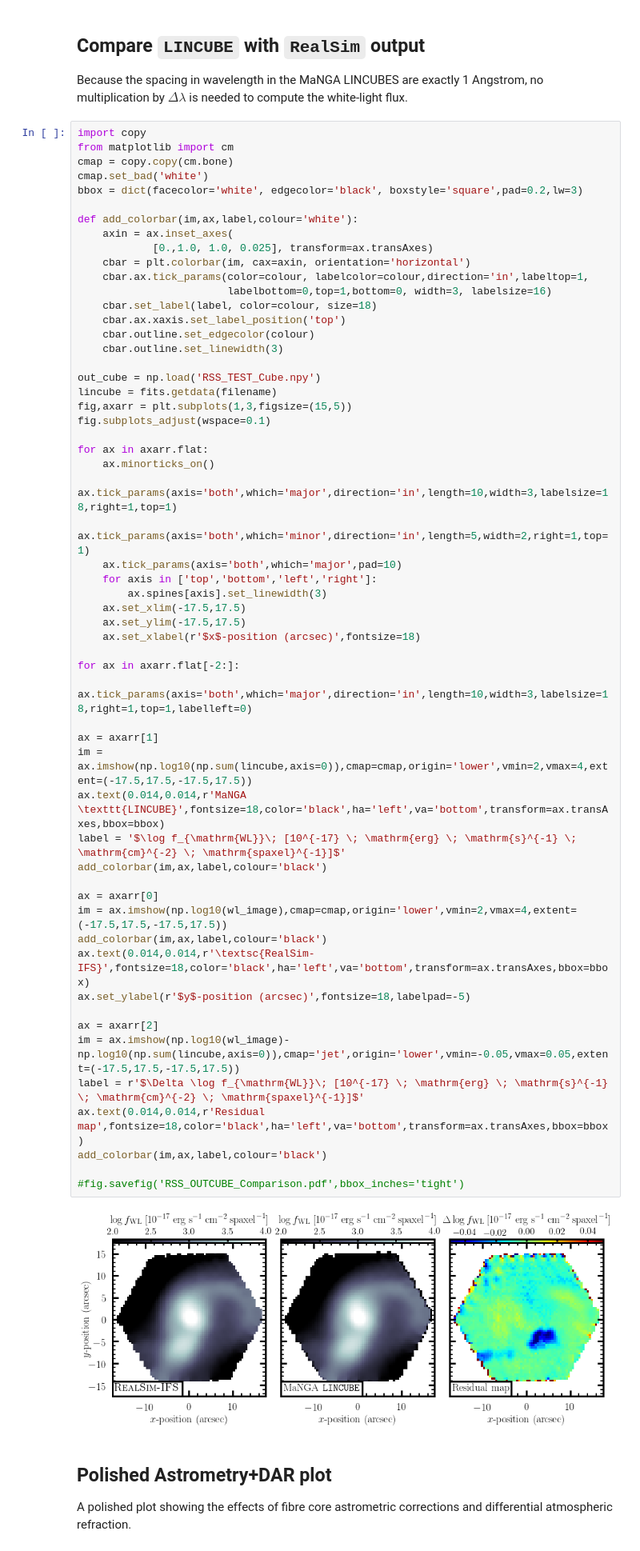
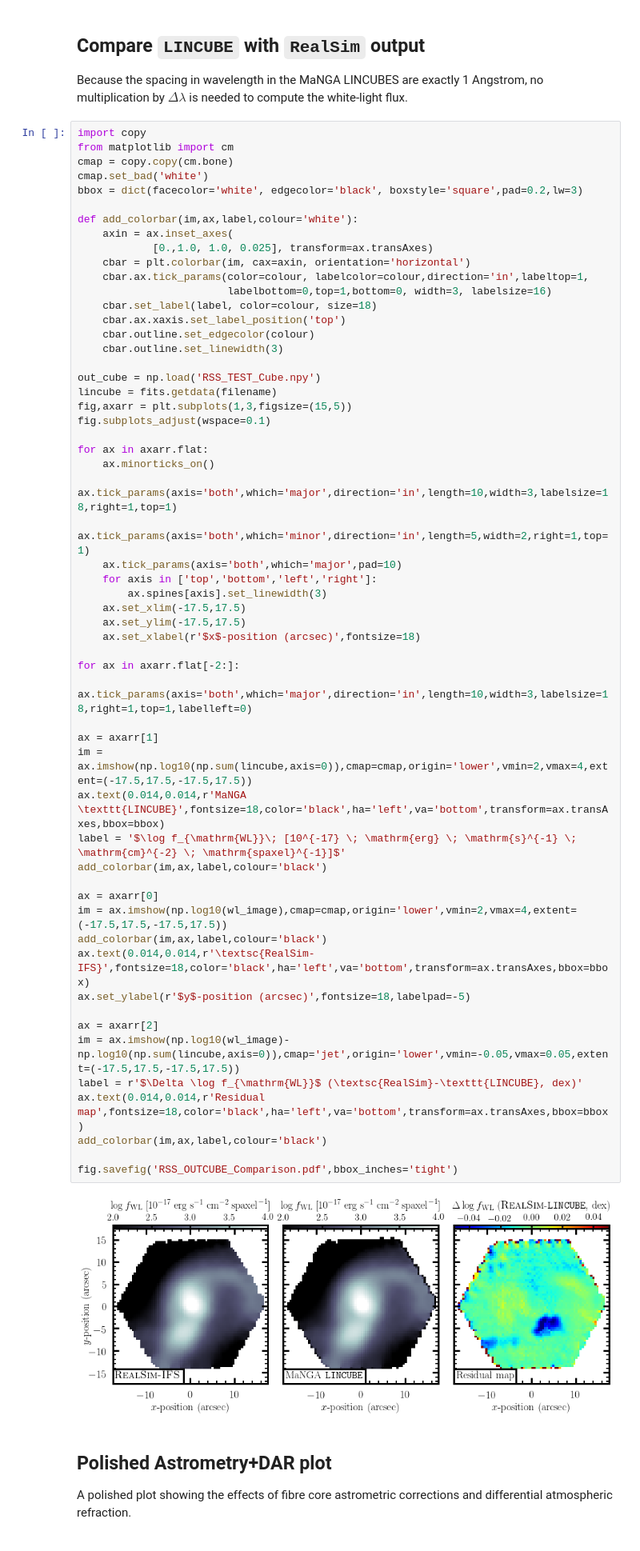
Before and after one commit to cbottrell/RealSim-IFS, a Jupyter notebook: MaNGA_RSS_File_test.ipynb, the cells around one changed output. Shown at 80% size. Saved outputs shown, nothing was run; the diff lists cells and outputs as text.

Commit message:
Updated incorrect figure labels in residual plots.

```diff
--- a/MaNGA_RSS_File_test.ipynb
+++ b/MaNGA_RSS_File_test.ipynb
@@ -479,36 +479,36 @@ for ax in axarr.flat:
     ax.tick_params(axis='both',which='major',direction='in',length=10,width=3,labelsize=18,right=1,top=1)
     ax.tick_params(axis='both',which='minor',direction='in',length=5,width=2,right=1,top=1)
     ax.tick_params(axis='both',which='major',pad=10)
     for axis in ['top','bottom','left','right']:
         ax.spines[axis].set_linewidth(3)
     ax.set_xlim(-17.5,17.5)
     ax.set_ylim(-17.5,17.5)
     ax.set_xlabel(r'$x$-position (arcsec)',fontsize=18)
 
 for ax in axarr.flat[-2:]:
     ax.tick_params(axis='both',which='major',direction='in',length=10,width=3,labelsize=18,right=1,top=1,labelleft=0)
 
 ax = axarr[1]
 im = ax.imshow(np.log10(np.sum(lincube,axis=0)),cmap=cmap,origin='lower',vmin=2,vmax=4,extent=(-17.5,17.5,-17.5,17.5))
 ax.text(0.014,0.014,r'MaNGA \texttt{LINCUBE}',fontsize=18,color='black',ha='left',va='bottom',transform=ax.transAxes,bbox=bbox)
 label = '$\log f_{\mathrm{WL}}\; [10^{-17} \; \mathrm{erg} \; \mathrm{s}^{-1} \; \mathrm{cm}^{-2} \; \mathrm{spaxel}^{-1}]$'
 add_colorbar(im,ax,label,colour='black')
 
 ax = axarr[0]
 im = ax.imshow(np.log10(wl_image),cmap=cmap,origin='lower',vmin=2,vmax=4,extent=(-17.5,17.5,-17.5,17.5))
 add_colorbar(im,ax,label,colour='black')
 ax.text(0.014,0.014,r'\textsc{RealSim-IFS}',fontsize=18,color='black',ha='left',va='bottom',transform=ax.transAxes,bbox=bbox)
 ax.set_ylabel(r'$y$-position (arcsec)',fontsize=18,labelpad=-5)
 
 ax = axarr[2]
 im = ax.imshow(np.log10(wl_image)-np.log10(np.sum(lincube,axis=0)),cmap='jet',origin='lower',vmin=-0.05,vmax=0.05,extent=(-17.5,17.5,-17.5,17.5))
-label = r'$\Delta \log f_{\mathrm{WL}}\; [10^{-17} \; \mathrm{erg} \; \mathrm{s}^{-1} \; \mathrm{cm}^{-2} \; \mathrm{spaxel}^{-1}]$'
+label = r'$\Delta \log f_{\mathrm{WL}}$ (\textsc{RealSim}-\texttt{LINCUBE}, dex)'
 ax.text(0.014,0.014,r'Residual map',fontsize=18,color='black',ha='left',va='bottom',transform=ax.transAxes,bbox=bbox)
 add_colorbar(im,ax,label,colour='black')
 
-#fig.savefig('RSS_OUTCUBE_Comparison.pdf',bbox_inches='tight')
+fig.savefig('RSS_OUTCUBE_Comparison.pdf',bbox_inches='tight')
 # %% [output]
-[figure, old version]
+[figure, new version]
 # %% [markdown]
 ## Polished Astrometry+DAR plot
 
```
Also changed, not shown: parts of 4 cells of this notebook.
